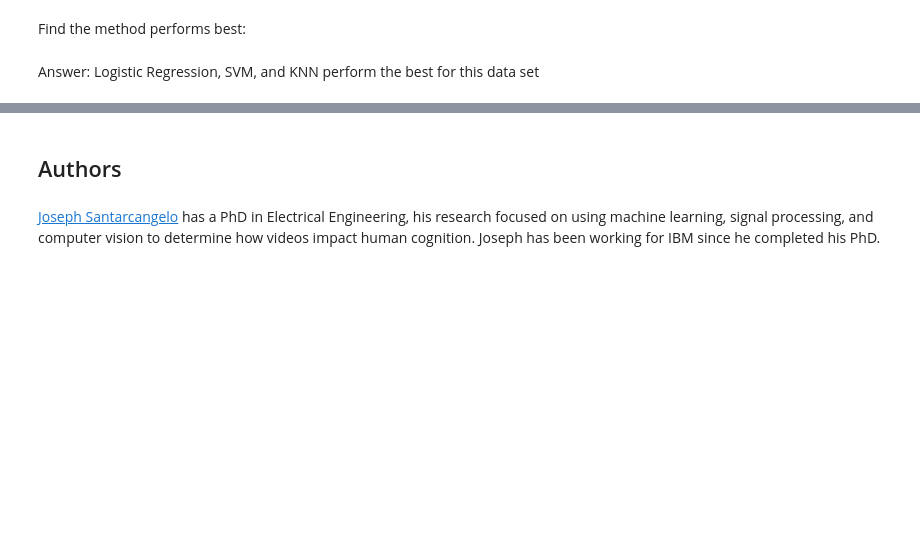
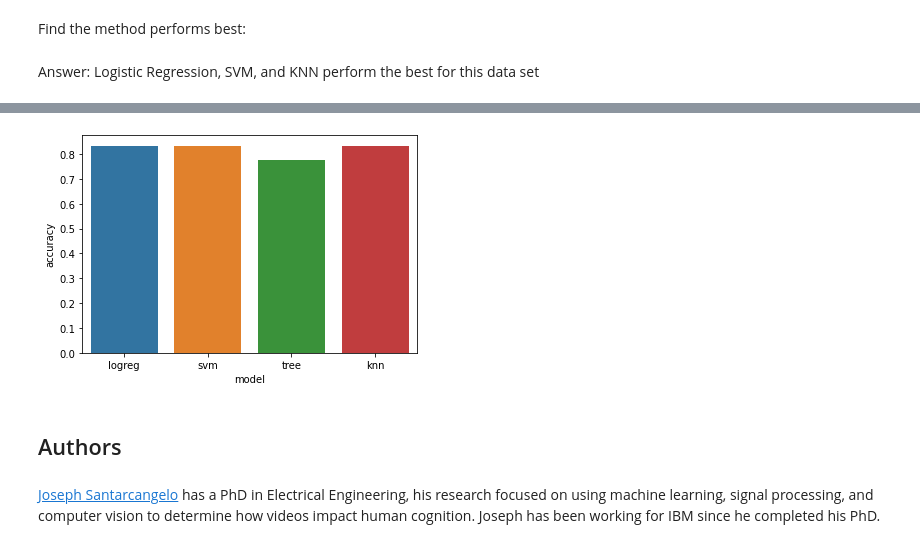
Before and after one commit to benbielin/ibm-data-sci-capstone, a Jupyter notebook: MachineLearningClassification.ipynb, the cells around one changed output, grey strips where cells are left out. Cells and saved outputs as stored; diff of their text form; code cells hidden in the pictures; blank space fills up the shorter version.

```diff
--- a/MachineLearningClassification.ipynb
+++ b/MachineLearningClassification.ipynb
@@ -300,3 +306,5 @@ tree_cv.score(X_test, Y_test)
+# %%
+accuracys['tree'] = tree_cv.score(X_test, Y_test)
 # %% [markdown]
 We can plot the confusion matrix
 # %%
@@ -334,6 +342,8 @@ Calculate the accuracy of tree_cv on the test data using the method <code>score<
 knn_cv.score(X_test, Y_test)
 # %% [output]
 0.8333333333333334
+# %%
+accuracys['knn'] = knn_cv.score(X_test, Y_test)
 # %% [markdown]
 We can plot the confusion matrix
 # %%
@@ -347,3 +357,6 @@ plot_confusion_matrix(Y_test,yhat)
 Find the method performs best:
 # %% [markdown]
 Answer: Logistic Regression, SVM, and KNN perform the best for this data set
+# %%
+models = {'model': list(accuracys.keys()), 'accuracy': list(accuracys.values())}
+models
@@ -349,0 +369,3 @@ Answer: Logistic Regression, SVM, and KNN perform the best for this data set
+# %%
+comparison = pd.DataFrame.from_dict(models)
+comparison
@@ -350,3 +378,8 @@ Answer: Logistic Regression, SVM, and KNN perform the best for this data set
+# %%
+sns.barplot(x='model', y='accuracy', data=comparison)
+plt.show()
+# %% [output]
+[figure, added]
 # %% [markdown]
 ## Authors
 # %% [markdown]
```
Also changed, not shown: parts of 9 cells of this notebook, 3 other files.
